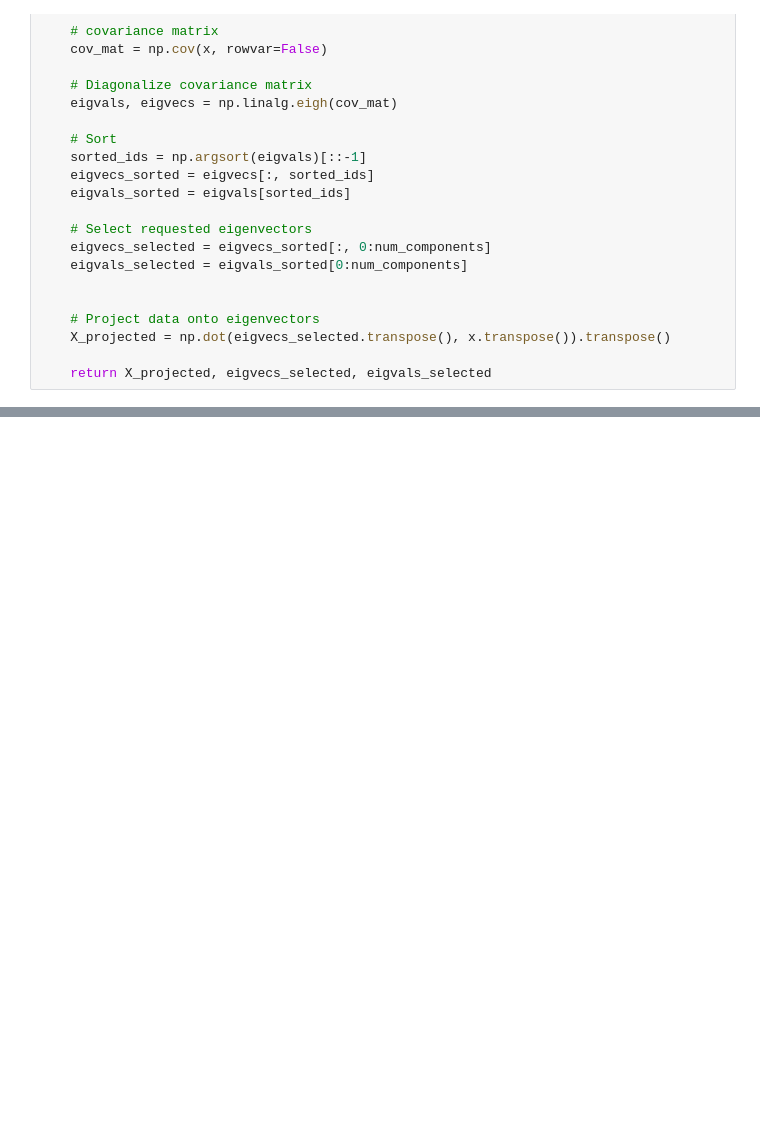
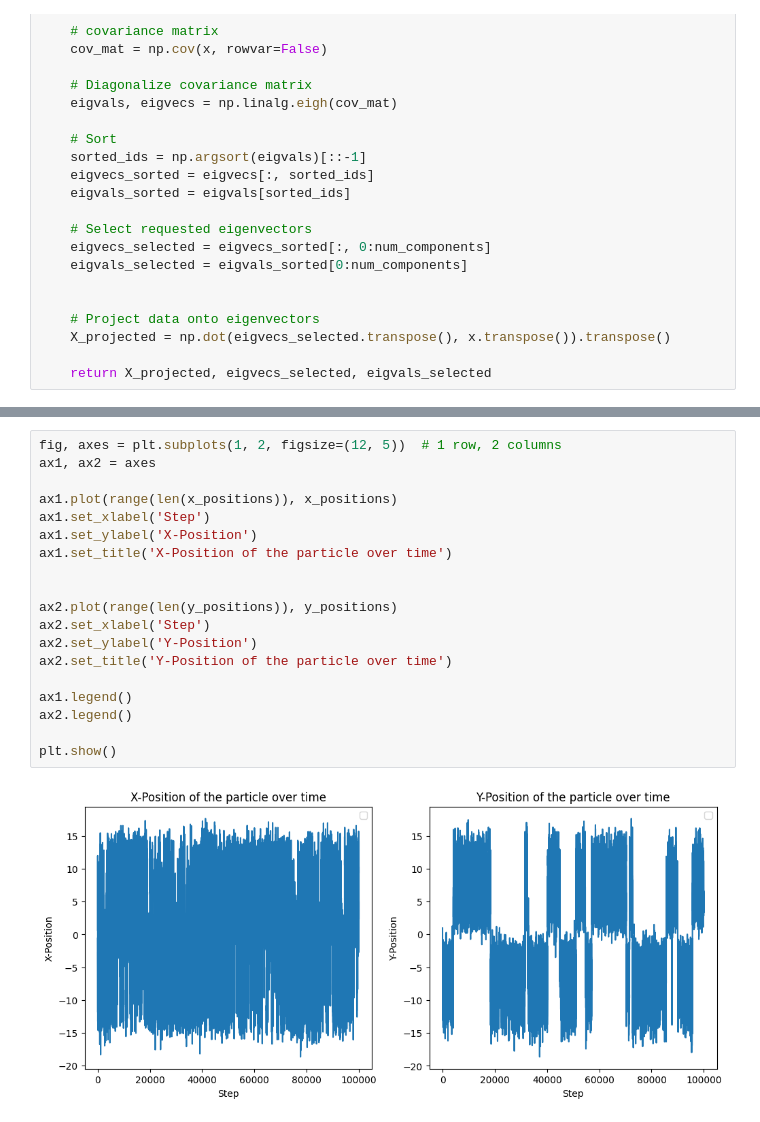
Before and after one commit to iceplant/ml_for_mol_sim, a Jupyter notebook: hw06/pca2.ipynb, the cells around one changed output, grey strips where cells are left out. Drawn from its saved outputs; the diff is of its cells as text; blank space fills up the shorter version.

```diff
--- a/hw06/pca2.ipynb
+++ b/hw06/pca2.ipynb
@@ -243,0 +326,21 @@ plt.show()
+# %%
+fig, axes = plt.subplots(1, 2, figsize=(12, 5))  # 1 row, 2 columns
+ax1, ax2 = axes
+
+ax1.plot(range(len(x_positions)), x_positions)
+ax1.set_xlabel('Step')
+ax1.set_ylabel('X-Position')
+ax1.set_title('X-Position of the particle over time')
+
+
+ax2.plot(range(len(y_positions)), y_positions)
+ax2.set_xlabel('Step')
+ax2.set_ylabel('Y-Position')
+ax2.set_title('Y-Position of the particle over time')
+
+ax1.legend()
+ax2.legend()
+
+plt.show()
+# %% [output]
+[figure, added]
```
Also changed, not shown: parts of 11 cells of this notebook, 9 other files.
